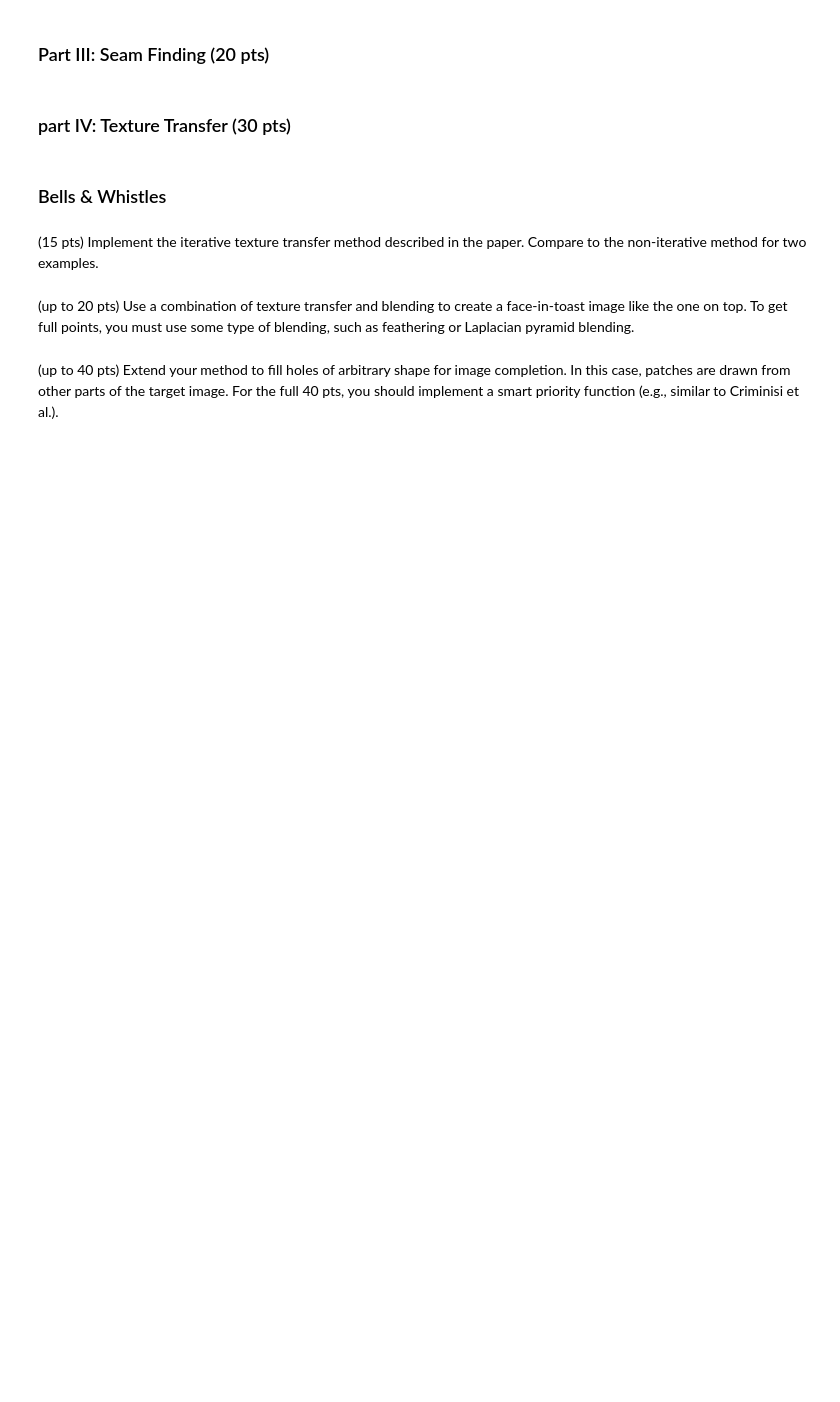
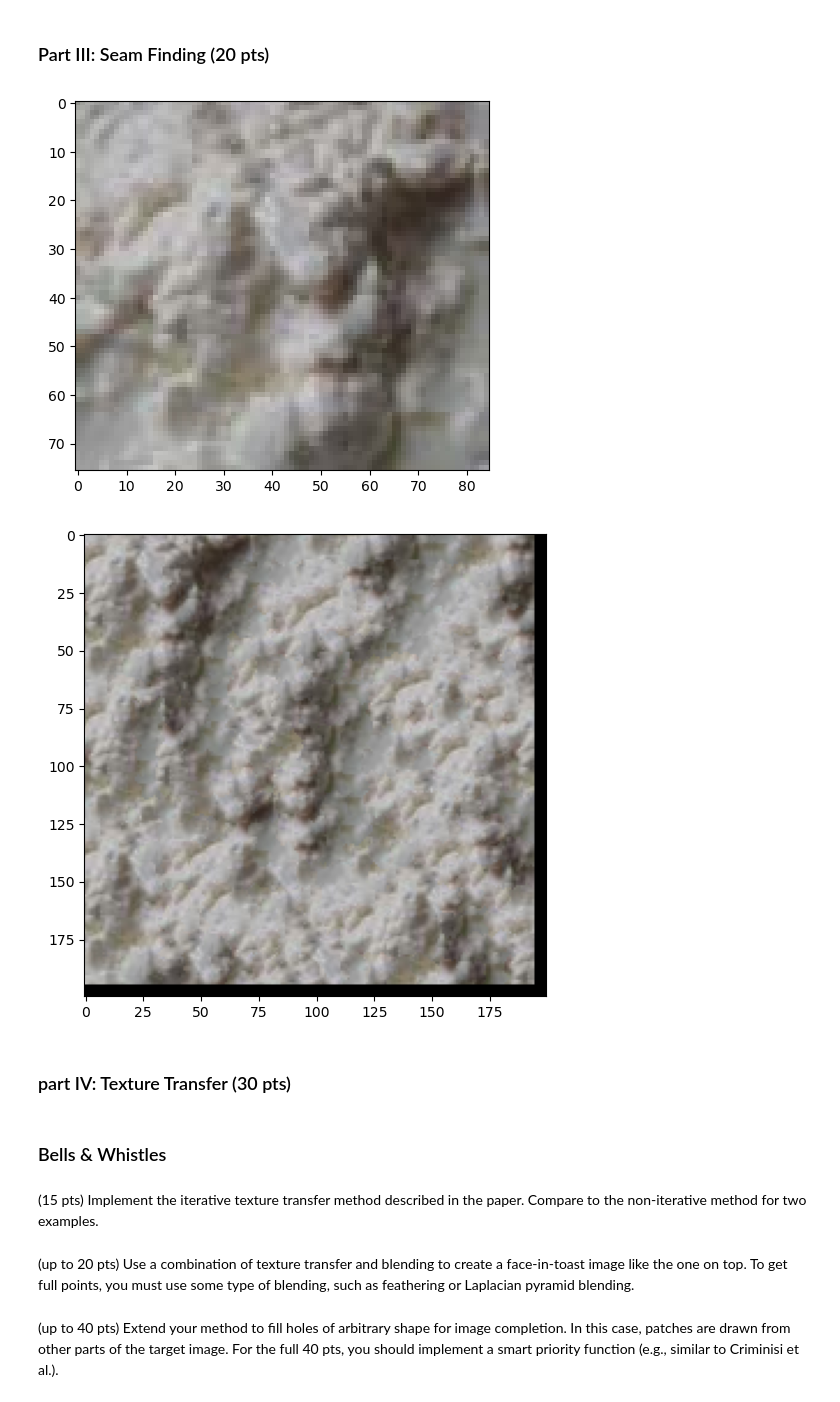
Before and after one commit to leahlud/image-quilting, a Jupyter notebook: image_quilting.ipynb, the cells around one changed output. Saved outputs shown, nothing was run; the diff lists cells and outputs as text; code cells hidden in the pictures; blank space fills up the shorter version.

```diff
--- a/image_quilting.ipynb
+++ b/image_quilting.ipynb
@@ -218,17 +311,20 @@ def quilt_cut(sample, out_size, patch_size, overlap, tol):
 # %%
-sample_img_fn = 'samples/bricks_small.jpg'
+sample_img_fn = 'samples/white_small.jpg'
 sample_img = cv2.cvtColor(cv2.imread(sample_img_fn), cv2.COLOR_BGR2RGB)
 plt.imshow(sample_img)
 plt.show()
 
-out_size = 300  # change these parameters as needed
-patch_size = 25
-overlap = 11
-tol = 5
+out_size = 200  # change these parameters as needed
+patch_size = 15
+overlap = 5
+tol = 3
 res = quilt_cut(sample_img, out_size, patch_size, overlap, tol)
 if res is not None:
-    plt.figure(figsize=(15,15))
+    plt.figure(figsize=(6,6))
     plt.imshow(res)
+# %% [output]
+[figure, added]
+[figure, added]
 # %% [markdown]
 ### part IV: Texture Transfer (30 pts)
 # %%
```
Also changed, not shown: parts of 8 cells of this notebook.
